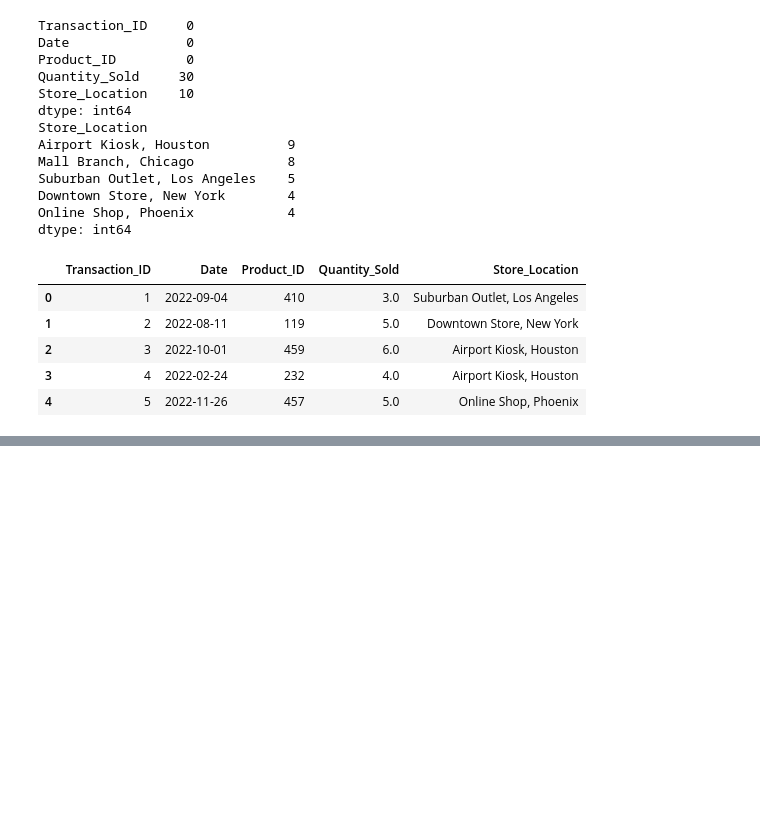
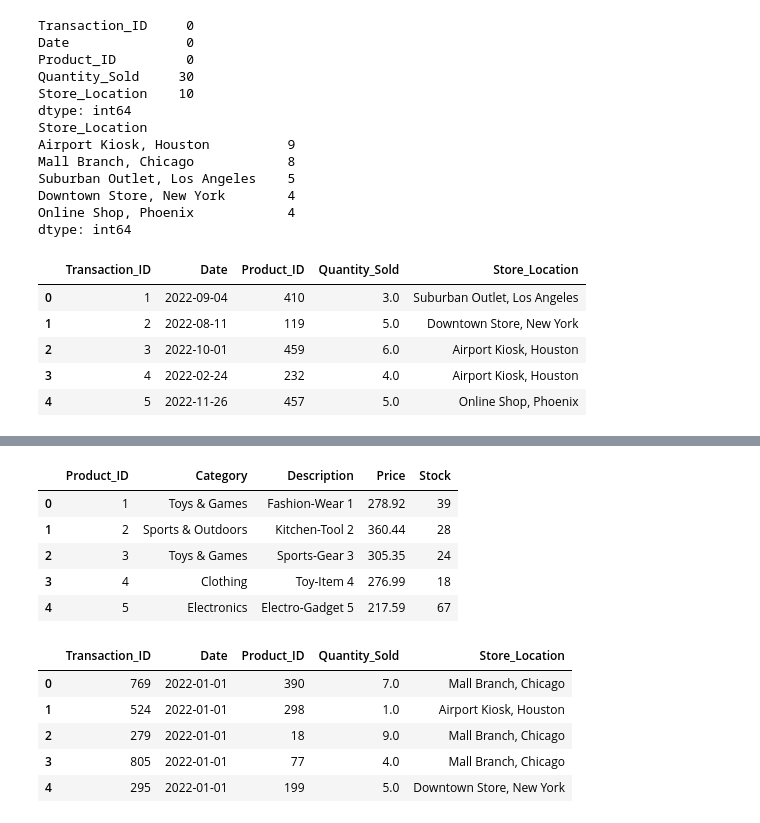
Before and after one commit to Alerdo/Data-Analysis-Daily, a Jupyter notebook: Day_1 Retail_Analysis/Day_1_Retail_Analysis.ipynb, the cells around one changed output, grey strips where cells are left out. Drawn from its saved outputs; the diff is of its cells as text; code cells hidden in the pictures; blank space fills up the shorter version.

```diff
--- a/Day_1 Retail_Analysis/Day_1_Retail_Analysis.ipynb
+++ b/Day_1 Retail_Analysis/Day_1_Retail_Analysis.ipynb
@@ -167,0 +181,22 @@ Checkign for outlier or anomalies in the sales dataframe.
+# %%
+with engine.connect() as connection:
+
+    inventory_df = pd.read_sql("SELECT * FROM inventory_data LIMIT 5", connection)
+    sales_df = pd.read_sql("SELECT * FROM sales_transactions ORDER BY Date LIMIT 5", connection)
+
+    # Display the DataFrames
+    display(inventory_df)
+    display(sales_df)
+# %% [output]
+|  | Product_ID | Category | Description | Price | Stock |
+| 0 | 1 | Toys & Games | Fashion-Wear 1 | 278.92 | 39 |
+| 1 | 2 | Sports & Outdoors | Kitchen-Tool 2 | 360.44 | 28 |
+| 2 | 3 | Toys & Games | Sports-Gear 3 | 305.35 | 24 |
+| 3 | 4 | Clothing | Toy-Item 4 | 276.99 | 18 |
+| 4 | 5 | Electronics | Electro-Gadget 5 | 217.59 | 67 |
+|  | Transaction_ID | Date | Product_ID | Quantity_Sold | Store_Location |
+| 0 | 769 | 2022-01-01 | 390 | 7.0 | Mall Branch, Chicago |
+| 1 | 524 | 2022-01-01 | 298 | 1.0 | Airport Kiosk, Houston |
+| 2 | 279 | 2022-01-01 | 18 | 9.0 | Mall Branch, Chicago |
+| 3 | 805 | 2022-01-01 | 77 | 4.0 | Mall Branch, Chicago |
+| 4 | 295 | 2022-01-01 | 199 | 5.0 | Downtown Store, New York |
```
Also changed, not shown: parts of 13 cells of this notebook.
